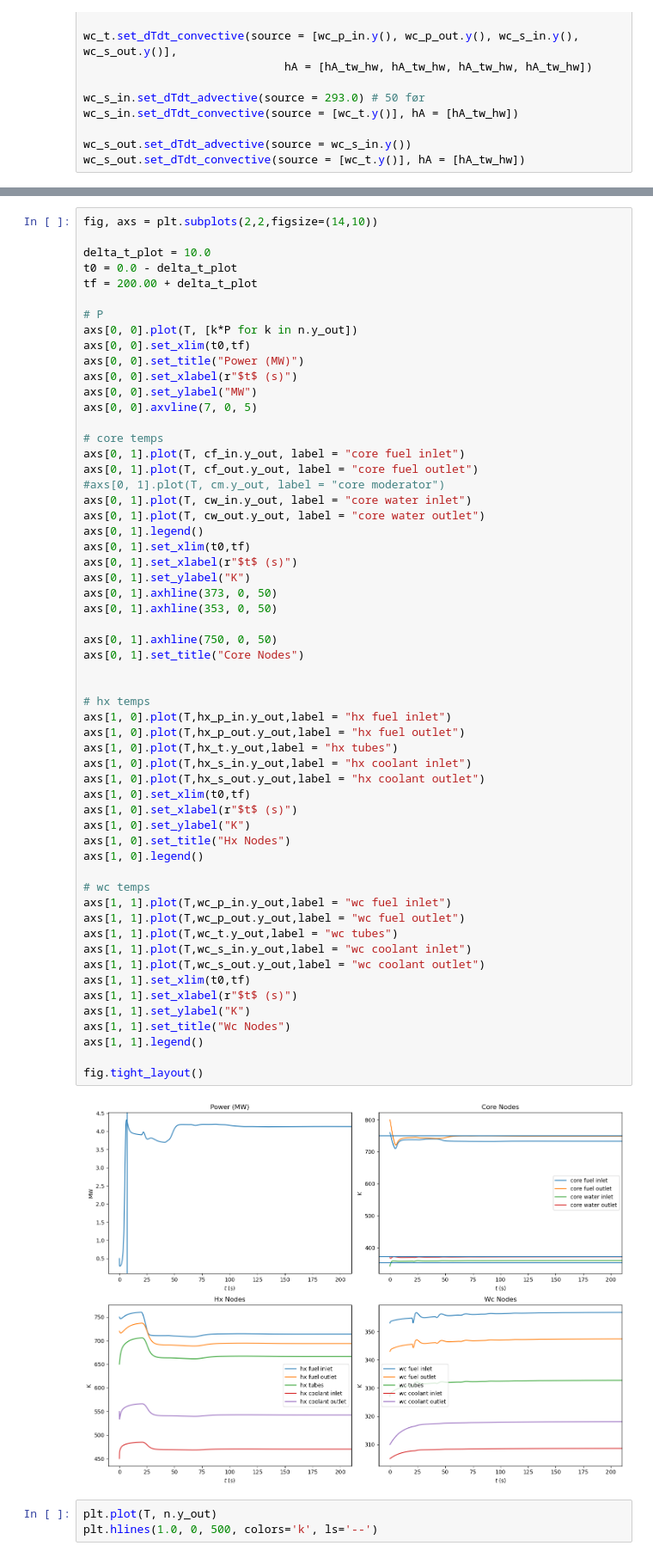
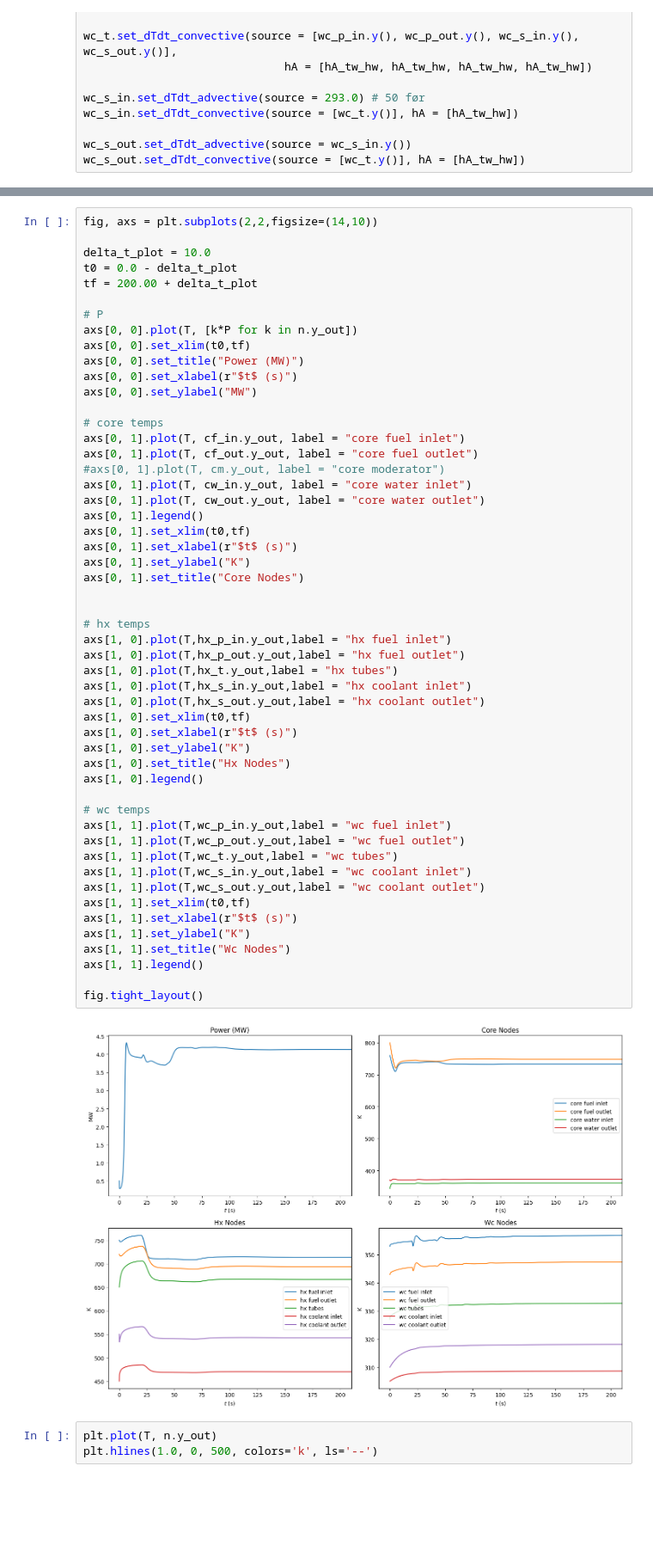
Before and after one commit to MalteHanse/RFP, a Jupyter notebook: Project1/msrDynamics-develop/examples/toy_reactor/toy_reactor.ipynb, the cells around one changed output, grey strips where cells are left out. Shown at 86% size. Saved outputs shown, nothing was run; the diff lists cells and outputs as text; blank space fills up the shorter version.

```diff
--- a/Project1/msrDynamics-develop/examples/toy_reactor/toy_reactor.ipynb
+++ b/Project1/msrDynamics-develop/examples/toy_reactor/toy_reactor.ipynb
@@ -165,7 +164,6 @@ axs[0, 0].set_xlim(t0,tf)
 axs[0, 0].set_title("Power (MW)")
 axs[0, 0].set_xlabel(r"$t$ (s)")
 axs[0, 0].set_ylabel("MW")
-axs[0, 0].axvline(7, 0, 5)
 
 # core temps
 axs[0, 1].plot(T, cf_in.y_out, label = "core fuel inlet")
@@ -177,40 +175,36 @@ axs[0, 1].legend()
 axs[0, 1].set_xlim(t0,tf)
 axs[0, 1].set_xlabel(r"$t$ (s)")
 axs[0, 1].set_ylabel("K")
-axs[0, 1].axhline(373, 0, 50)
-axs[0, 1].axhline(353, 0, 50)
-
-axs[0, 1].axhline(750, 0, 50)
 axs[0, 1].set_title("Core Nodes")
 
 
 # hx temps
 axs[1, 0].plot(T,hx_p_in.y_out,label = "hx fuel inlet")
 axs[1, 0].plot(T,hx_p_out.y_out,label = "hx fuel outlet")
 axs[1, 0].plot(T,hx_t.y_out,label = "hx tubes")
 axs[1, 0].plot(T,hx_s_in.y_out,label = "hx coolant inlet")
 axs[1, 0].plot(T,hx_s_out.y_out,label = "hx coolant outlet")
 axs[1, 0].set_xlim(t0,tf)
 axs[1, 0].set_xlabel(r"$t$ (s)")
 axs[1, 0].set_ylabel("K")
 axs[1, 0].set_title("Hx Nodes")
 axs[1, 0].legend()
 
 # wc temps
 axs[1, 1].plot(T,wc_p_in.y_out,label = "wc fuel inlet")
 axs[1, 1].plot(T,wc_p_out.y_out,label = "wc fuel outlet")
 axs[1, 1].plot(T,wc_t.y_out,label = "wc tubes")
 axs[1, 1].plot(T,wc_s_in.y_out,label = "wc coolant inlet")
 axs[1, 1].plot(T,wc_s_out.y_out,label = "wc coolant outlet")
 axs[1, 1].set_xlim(t0,tf)
 axs[1, 1].set_xlabel(r"$t$ (s)")
 axs[1, 1].set_ylabel("K")
 axs[1, 1].set_title("Wc Nodes")
 axs[1, 1].legend()
 
 fig.tight_layout()
 # %% [output]
-[figure, old version]
+[figure, new version]
 # %%
 plt.plot(T, n.y_out)
 plt.hlines(1.0, 0, 500, colors='k', ls='--')
```
Also changed, not shown: parts of 2 cells of this notebook.
